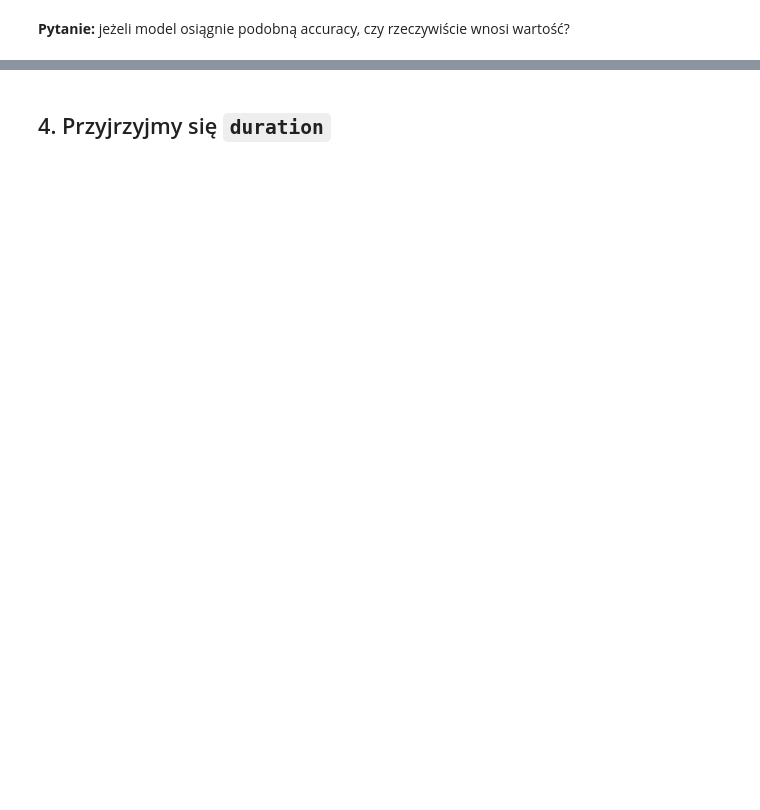
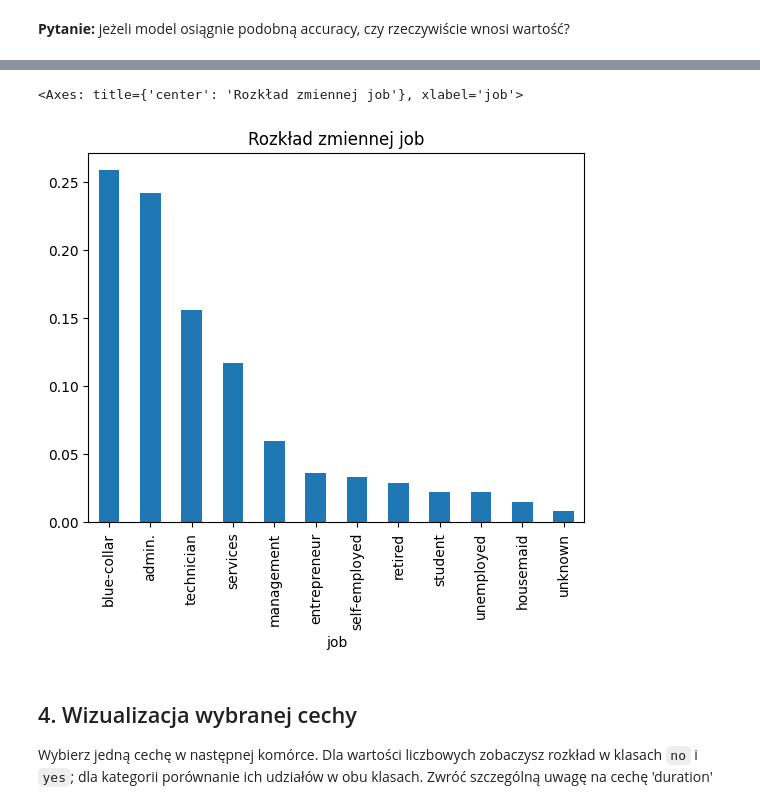
Before and after one commit to poochacz/Podstawy_technologii_ML, a Jupyter notebook: 01_eda_bank_marketing_colab/notebooks/02_GRUPA_B_leakage_i_balance.ipynb, the cells around one changed output, grey strips where cells are left out. Saved outputs shown, nothing was run; the diff lists cells and outputs as text; code cells hidden in the pictures; blank space fills up the shorter version.

```diff
--- a/01_eda_bank_marketing_colab/notebooks/02_GRUPA_B_leakage_i_balance.ipynb
+++ b/01_eda_bank_marketing_colab/notebooks/02_GRUPA_B_leakage_i_balance.ipynb
@@ -15,12 +15,20 @@ Przeczytaj również `readme/README_GRUPA_B.md`.
 import sys
 from pathlib import Path
 
-ROOT = Path("/content/eda_bank_marketing_colab/01_eda_bank_marketing_colab")
-if not ROOT.exists():
+COLAB_ROOT = Path("/content/eda_bank_marketing_colab/01_eda_bank_marketing_colab")
+current = Path.cwd().resolve()
+candidates = [COLAB_ROOT]
+for directory in (current, *current.parents):
+    candidates.extend((directory / "01_eda_bank_marketing_colab", directory))
+
+ROOT = next(
+    (candidate.resolve() for candidate in candidates if (candidate / "scripts").is_dir()),
+    None,
+)
+if ROOT is None:
     raise FileNotFoundError(
-        "Nie znaleziono /content/eda_bank_marketing_colab. "
-        "W pierwszym uruchomieniu w Colabie wgraj i rozpakuj dostarczony ZIP. "
-        "Przejdziemy przez ten krok razem."
+        "Nie znaleziono katalogu projektu. Otwórz workspace zawierający "
+        "01_eda_bank_marketing_colab albo uruchom notebook w Colabie."
     )
 
 if str(ROOT) not in sys.path:
@@ -59,3 +97,11 @@ numeric_features_by_target(df)
+# %%
+df['job'].value_counts(normalize=True).plot(kind='bar', title='Rozkład zmiennej job')
+# %% [output]
+<Axes: title={'center': 'Rozkład zmiennej job'}, xlabel='job'>
+[figure, added]
 # %% [markdown]
-## 4. Przyjrzyjmy się `duration`
+## 4. Wizualizacja wybranej cechy
+
+Wybierz jedną cechę w następnej komórce. Dla wartości liczbowych zobaczysz rozkład w klasach `no` i `yes`; dla kategorii porównanie ich udziałów w obu klasach.
+Zwróć szczególną uwagę na cechę 'duration'
 # %%
```
Also changed, not shown: parts of 11 cells of this notebook, 17 other files.
